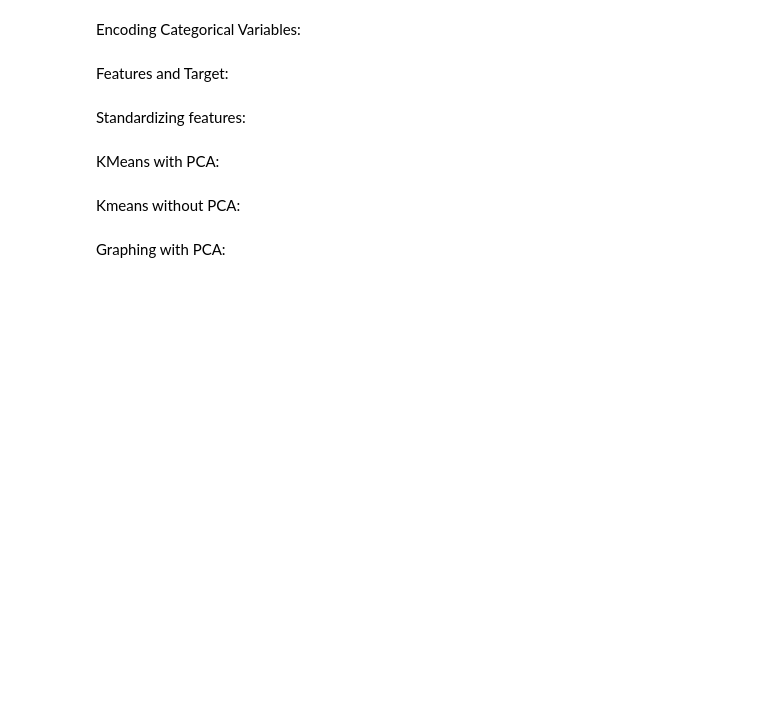
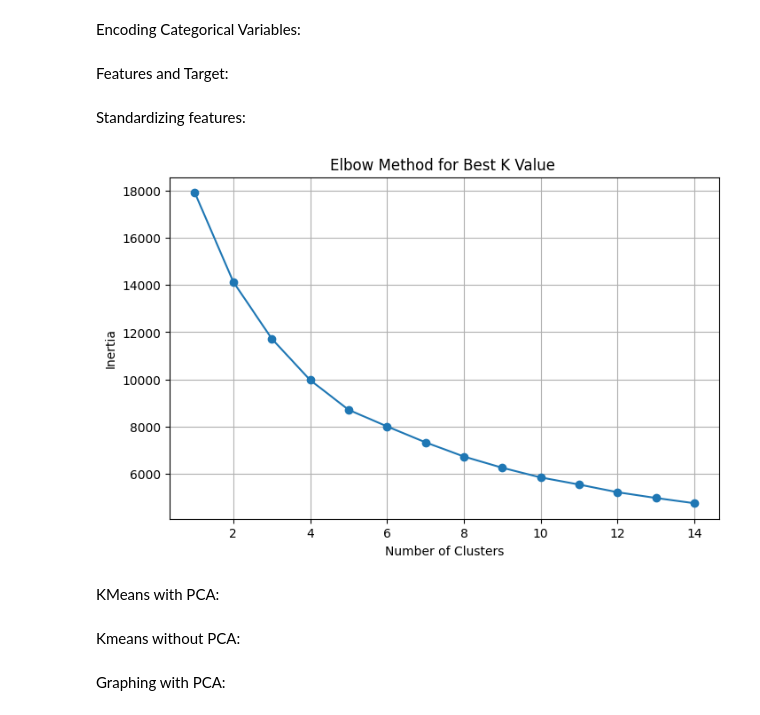
Before and after one commit to RonitT1234/Obesity_Research_Project, a Jupyter notebook: RonitResearchProject.ipynb, the cells around one changed output. Drawn from its saved outputs; the diff is of its cells as text; code cells hidden in the pictures; blank space fills up the shorter version.

```diff
--- a/RonitResearchProject.ipynb
+++ b/RonitResearchProject.ipynb
@@ -169,6 +233,24 @@ Standardizing features:
 # %%
 scaler = StandardScaler()
 X_scaled = scaler.fit_transform(X)
+# %%
+inertia = []
+X_elbow = PCA(n_components=5).fit_transform(X_scaled)
+
+for k in range(1, 15):
+    kmeans = KMeans(n_clusters=k, random_state=42, n_init=10)
+    kmeans.fit(X_elbow)
+    inertia.append(kmeans.inertia_)
+
+plt.figure(figsize=(8, 5))
+plt.plot(range(1, 15), inertia, marker='o')
+plt.xlabel("Number of Clusters")
+plt.ylabel("Inertia")
+plt.title("Elbow Method for Best K Value ")
+plt.grid(True)
+plt.show()
+# %% [output]
+[figure, added]
 # %% [markdown]
 KMeans with PCA:
 # %%
```
Also changed, not shown: parts of 5 cells of this notebook.
